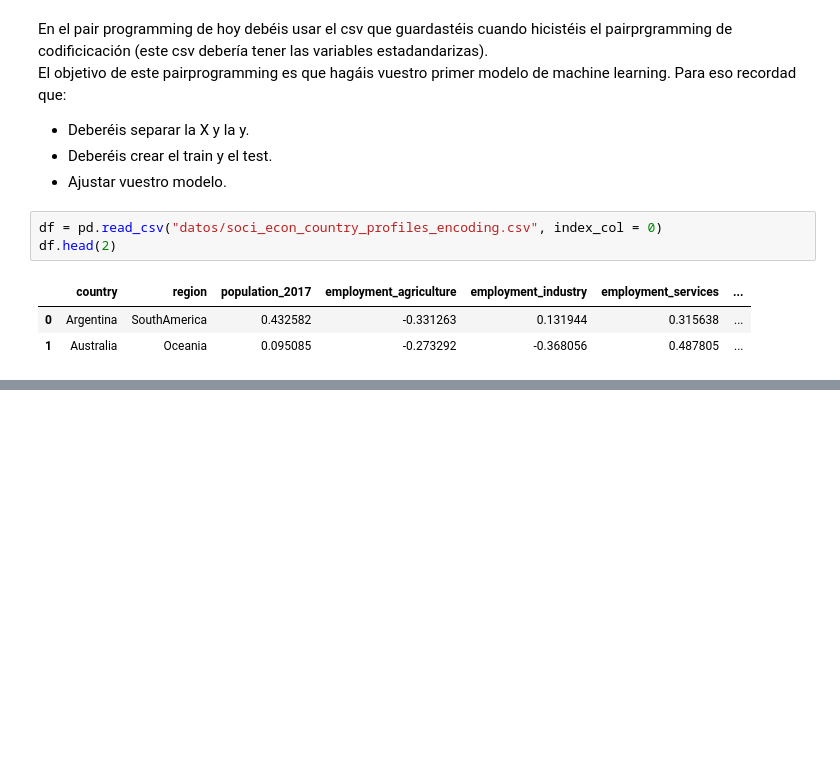
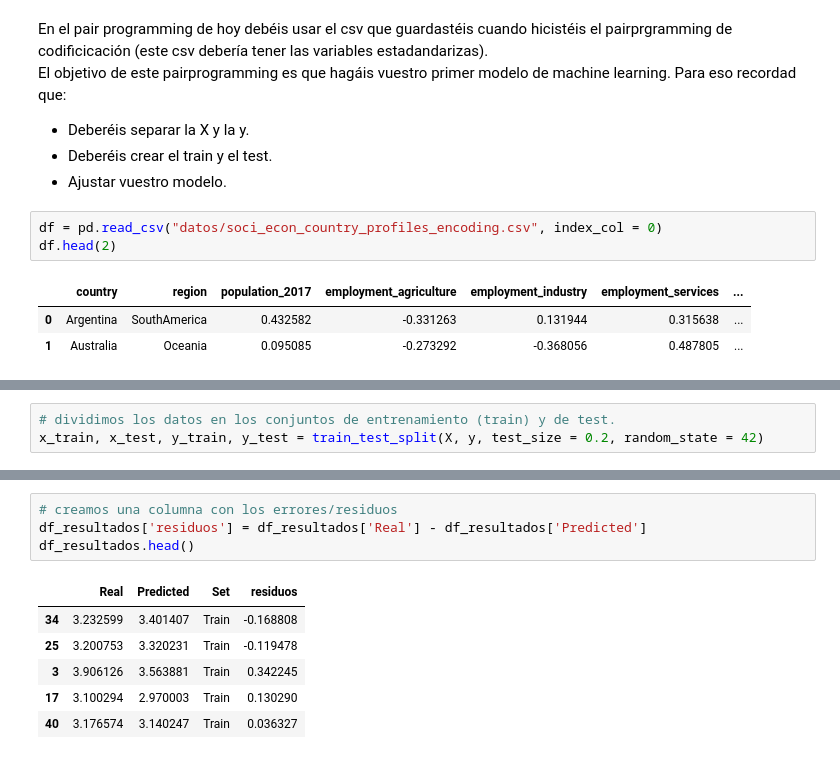
Before and after one commit to Adalab/promo-d-da-modulo3-sprint1-laura-maitane, a Jupyter notebook: regresion-lineal/reg-lin-9.intro-regresion-lineal.ipynb, the cells around one changed output, grey strips where cells are left out. Cells and saved outputs as stored; diff of their text form; blank space fills up the shorter version.

```diff
--- a/regresion-lineal/reg-lin-9.intro-regresion-lineal.ipynb
+++ b/regresion-lineal/reg-lin-9.intro-regresion-lineal.ipynb
@@ -32,0 +35,3 @@ df.to_csv("datos/soci_econ_country_profiles_reg_lin.csv")
+# %%
+# dividimos los datos en los conjuntos de entrenamiento (train) y de test.
+x_train, x_test, y_train, y_test = train_test_split(X, y, test_size = 0.2, random_state = 42)
@@ -32,0 +63,11 @@ df.to_csv("datos/soci_econ_country_profiles_reg_lin.csv")
+# %%
+# creamos una columna con los errores/residuos
+df_resultados['residuos'] = df_resultados['Real'] - df_resultados['Predicted']
+df_resultados.head()
+# %% [output]
+|  | Real | Predicted | Set | residuos |
+| 34 | 3.232599 | 3.401407 | Train | -0.168808 |
+| 25 | 3.200753 | 3.320231 | Train | -0.119478 |
+| 3 | 3.906126 | 3.563881 | Train | 0.342245 |
+| 17 | 3.100294 | 2.970003 | Train | 0.130290 |
+| 40 | 3.176574 | 3.140247 | Train | 0.036327 |
```
Also changed, not shown: parts of 9 cells of this notebook, 4 other files.
